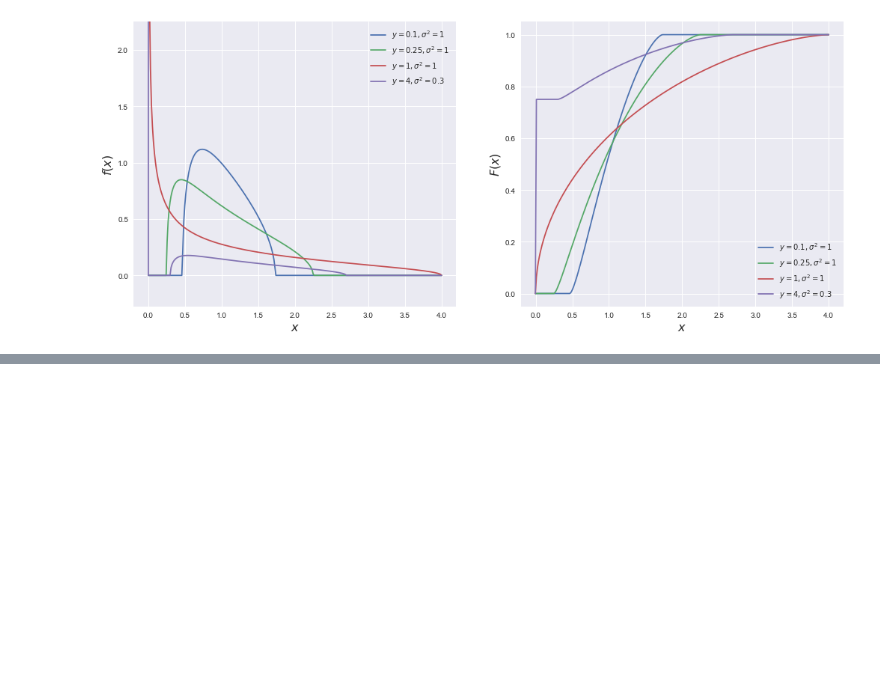
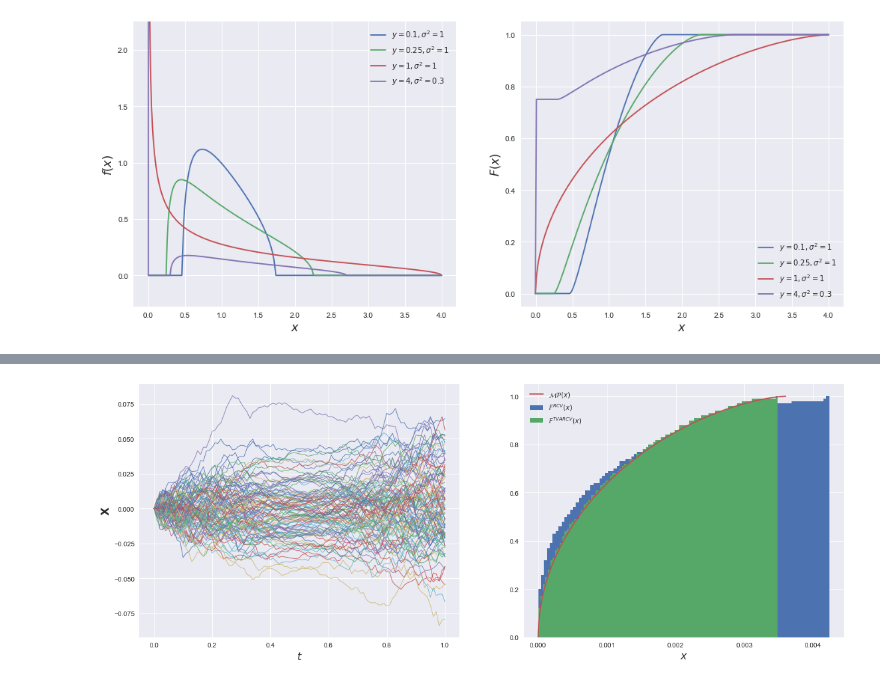
Before and after one commit to wolkym/CAU, a Jupyter notebook: Diploma/Simulation/Simulation.ipynb, the cells around one changed output, grey strips where cells are left out. Saved outputs shown, nothing was run; the diff lists cells and outputs as text; code cells hidden in the pictures; blank space fills up the shorter version.

```diff
--- a/Diploma/Simulation/Simulation.ipynb
+++ b/Diploma/Simulation/Simulation.ipynb
@@ -169,0 +170,59 @@ plot_exmp1()
+# %%
+matplotlib.rcParams['figure.figsize'] = [19, 7]
+
+def plot_figures(get_data, n, p):
+    X, dX, time, sigma_sq, = get_data(n, p)
+
+    plt.subplot(1, 2, 1)
+    plt.plot(time, X, alpha=0.8, linewidth=1)
+    plt.xlabel('$t$', fontsize = 16)
+    plt.ylabel('$\mathbf{X}$', fontsize = 16)
+
+    plt.subplot(1, 2, 2)
+    Sigma_RCV = RCV(dX)
+    sorted_eigvals_RCV = get_sorted_eigvals(Sigma_RCV)
+    plt.hist(sorted_eigvals_RCV, p, cumulative=True, normed=True)
+
+    sorted_eigvals_TVARCV = get_sorted_eigvals(TVARCV(dX, Sigma_RCV))
+    plt.hist(sorted_eigvals_TVARCV, p, cumulative=True, normed=True)
+
+    cdf_len = 3000
+    cdf = np.zeros(cdf_len)
+    sqrt_ratio = np.sqrt(p / n)
+    a = 1 - sqrt_ratio
+    b = 1 + sqrt_ratio
+    a *= sigma_sq *a
+    b *= sigma_sq * b
+    x = np.linspace(a, b, cdf_len)
+    for i in range(cdf_len):
+        cdf[i] = MPCdf(x[i], p / n, sigma_sq)
+    plt.plot(x, cdf)
+
+    plt.xlabel('$x$', fontsize = 16)
+    plt.legend(['$\mathcal{MP}(x)$', \
+                '$F^{RCV}(x)$', '$F^{TVARCV}(x)$'])
+    plt.show()
+
+
+# function that returns data for Figure 4 and Figure 5
+def get_data_for_volatile_gamma(n, p):
+    time = np.zeros(n + 1)
+    X = np.zeros((n + 1, p))
+    delta_time = 1/n
+    dX = 0.03 * np.random.normal(0, np.sqrt(delta_time), p)
+    X[1] = X[0] + dX
+    time[1] += delta_time
+    for i in range(1, n):
+        delta_time = np.exp(np.mean(X[i, :])) / n
+        time[i + 1] = time[i] + delta_time
+        dW = np.random.normal(0, np.sqrt(delta_time), p)
+        Gamma = 0.0009 + n * 0.0008 * (np.sin(2 * np.pi * (i + 1) / n) - np.sin(2 * np.pi * i / n) ) / (2 * np.pi)
+        Gamma = np.sqrt(Gamma)
+        dX_l = Gamma * dW
+        X[i + 1] = X[i] + dX_l
+        dX = np.c_[dX, dX_l]
+    return X, dX, time, 0.0009
+
+plot_figures(get_data_for_volatile_gamma, 100, 100)
+# %% [output]
+[figure, added]
```
Also changed, not shown: parts of 10 cells of this notebook, 19 other files.
